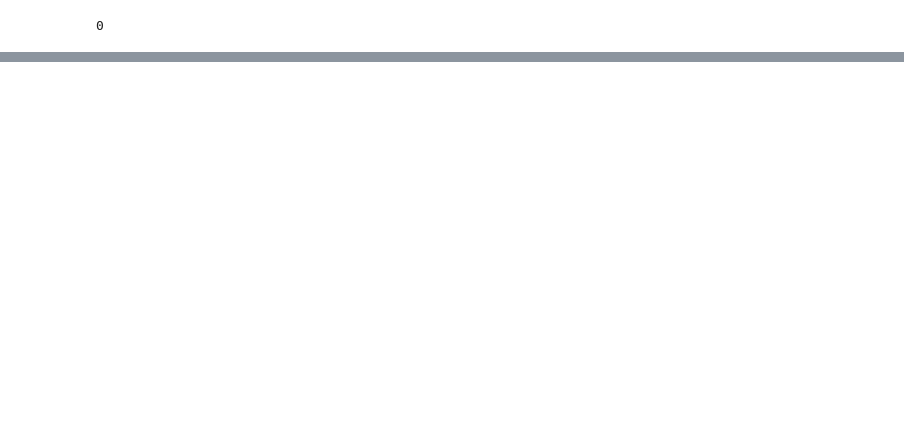
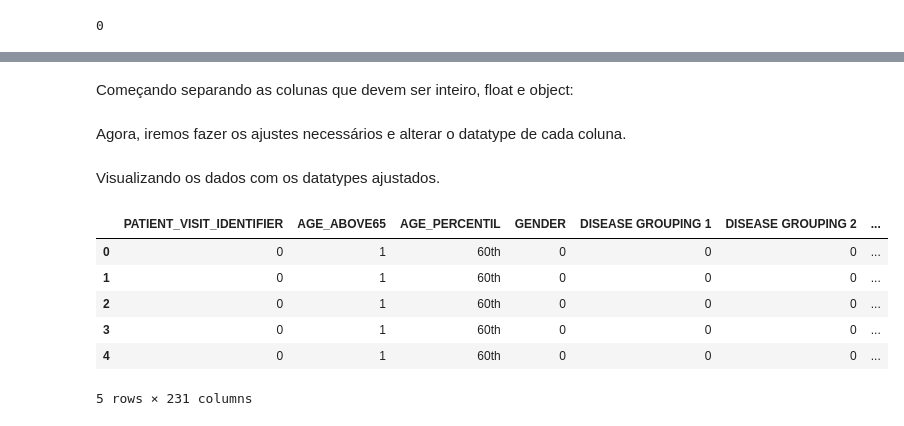
Before and after one commit to rodrigodemend/Diagn-stico-de-Dados-Cl-nicos-com-Machine-Learning, a Jupyter notebook: Notebooks/Importação_e_Limpeza_dos_Dados.ipynb, the cells around one changed output, grey strips where cells are left out. Saved outputs shown, nothing was run; the diff lists cells and outputs as text; code cells hidden in the pictures; blank space fills up the shorter version.

```diff
--- a/Notebooks/Importação_e_Limpeza_dos_Dados.ipynb
+++ b/Notebooks/Importação_e_Limpeza_dos_Dados.ipynb
@@ -98,0 +159,40 @@ dados_sem_valores_faltantes.isnull().sum().sum()
+# %% [markdown]
+Começando separando as colunas que devem ser inteiro, float e object:
+# %%
+# Selecionando os nomes das features que são do tipo inteiro
+features_int = [coluna for coluna in dados_sem_valores_faltantes.columns[:13] if coluna != 'AGE_PERCENTIL']
+features_int.append('ICU')
+
+# Selecionando os nomes das features que são do tipo float
+features_float = [coluna for coluna in dados_sem_valores_faltantes.columns[13:-2]]
+
+# Selecionando os nomes das features que são do tipo object
+features_object = ['AGE_PERCENTIL', 'WINDOW']
+# %% [markdown]
+Agora, iremos fazer os ajustes necessários e alterar o datatype de cada coluna.
+# %%
+# Alterando o tipo das colunas que devem ser inteiro para o tipo inteiro
+for feature in features_int:
+  dados_sem_valores_faltantes[feature] = dados_sem_valores_faltantes[feature].astype('int64')
+
+# Alterando o tipo das colunas que devem ser float para o tipo float
+for feature in features_float:
+  # Substituindo o "," para o "." para poder alterar o tipo da coluna para float
+  dados_sem_valores_faltantes[feature] = dados_sem_valores_faltantes[feature].replace(',', '.', regex=True)
+  dados_sem_valores_faltantes[feature] = dados_sem_valores_faltantes[feature].astype('float64')
+
+# Alterando o tipo das colunas que devem ser object para o tipo object
+for feature in features_object:
+  dados_sem_valores_faltantes[feature] = dados_sem_valores_faltantes[feature].astype('object')
+# %% [markdown]
+Visualizando os dados com os datatypes ajustados.
+# %%
+dados_sem_valores_faltantes.head()
+# %% [output]
+|  | PATIENT_VISIT_IDENTIFIER | AGE_ABOVE65 | AGE_PERCENTIL | GENDER | DISEASE GROUPING 1 | DISEASE GROUPING 2 | ... |
+| 0 | 0 | 1 | 60th | 0 | 0 | 0 | ... |
+| 1 | 0 | 1 | 60th | 0 | 0 | 0 | ... |
+| 2 | 0 | 1 | 60th | 0 | 0 | 0 | ... |
+| 3 | 0 | 1 | 60th | 0 | 0 | 0 | ... |
+| 4 | 0 | 1 | 60th | 0 | 0 | 0 | ... |
+5 rows × 231 columns
```
Also changed, not shown: parts of 35 cells of this notebook.
